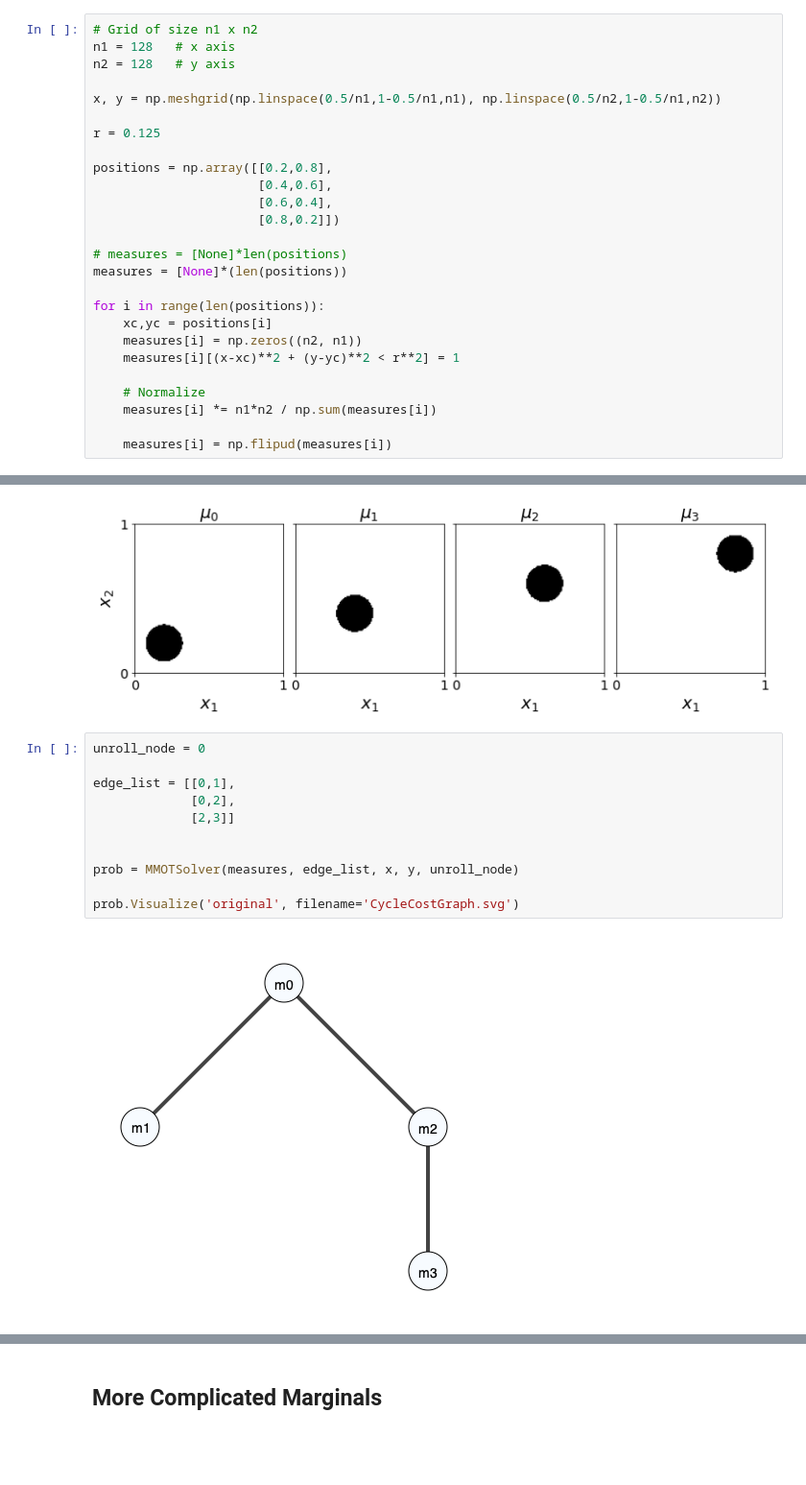
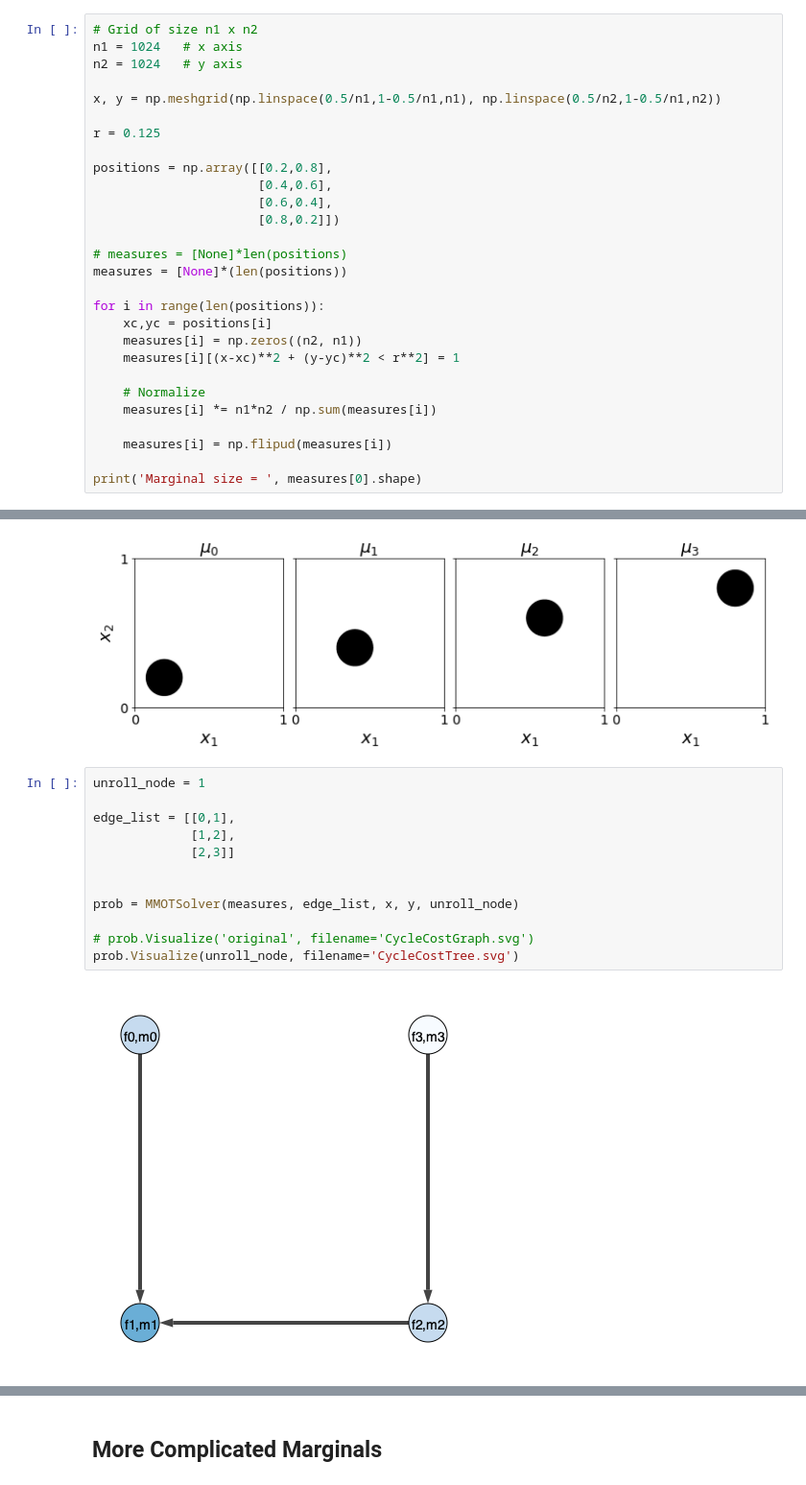
Before and after one commit to simda-muri/mmot, a Jupyter notebook: docs/source/examples/CycleComparison.ipynb, the cells around one changed output, grey strips where cells are left out. Shown at 96% size. Cells and saved outputs as stored; diff of their text form; blank space fills up the shorter version.

```diff
--- a/docs/source/examples/CycleComparison.ipynb
+++ b/docs/source/examples/CycleComparison.ipynb
@@ -11,8 +12,8 @@ from scipy.ndimage import gaussian_filter
 ## Simple Translation
 # %%
 # Grid of size n1 x n2
-n1 = 128   # x axis
-n2 = 128   # y axis
+n1 = 1024   # x axis
+n2 = 1024   # y axis
 
 x, y = np.meshgrid(np.linspace(0.5/n1,1-0.5/n1,n1), np.linspace(0.5/n2,1-0.5/n1,n2))
 
@@ -35,3 +36,5 @@ for i in range(len(positions)):
     measures[i] *= n1*n2 / np.sum(measures[i])
 
     measures[i] = np.flipud(measures[i])
+
+print('Marginal size = ', measures[0].shape)
@@ -60,18 +65,19 @@ plot_measures(measures, 'CycleMeasures1.pdf')
 # %% [output]
 [figure]
 # %%
-unroll_node = 0
+unroll_node = 1
 
 edge_list = [[0,1],
-             [0,2],
+             [1,2],
              [2,3]]
 
 
 prob = MMOTSolver(measures, edge_list, x, y, unroll_node)
 
-prob.Visualize('original', filename='CycleCostGraph.svg')
+# prob.Visualize('original', filename='CycleCostGraph.svg')
+prob.Visualize(unroll_node, filename='CycleCostTree.svg')
 # %% [output]
-[figure, old version]
+[figure, new version]
 # %%
 root_node_options = [[i] for i in range(len(measures))] + ['all']
 results1 = []
```
Also changed, not shown: parts of 8 cells of this notebook, 27 other files.
